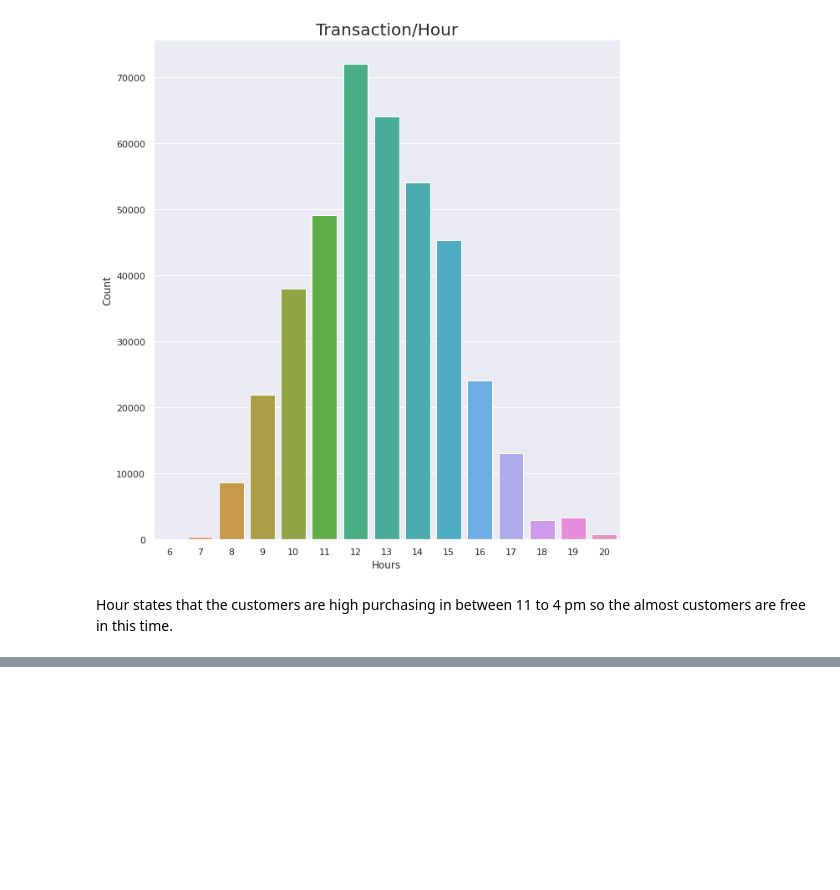
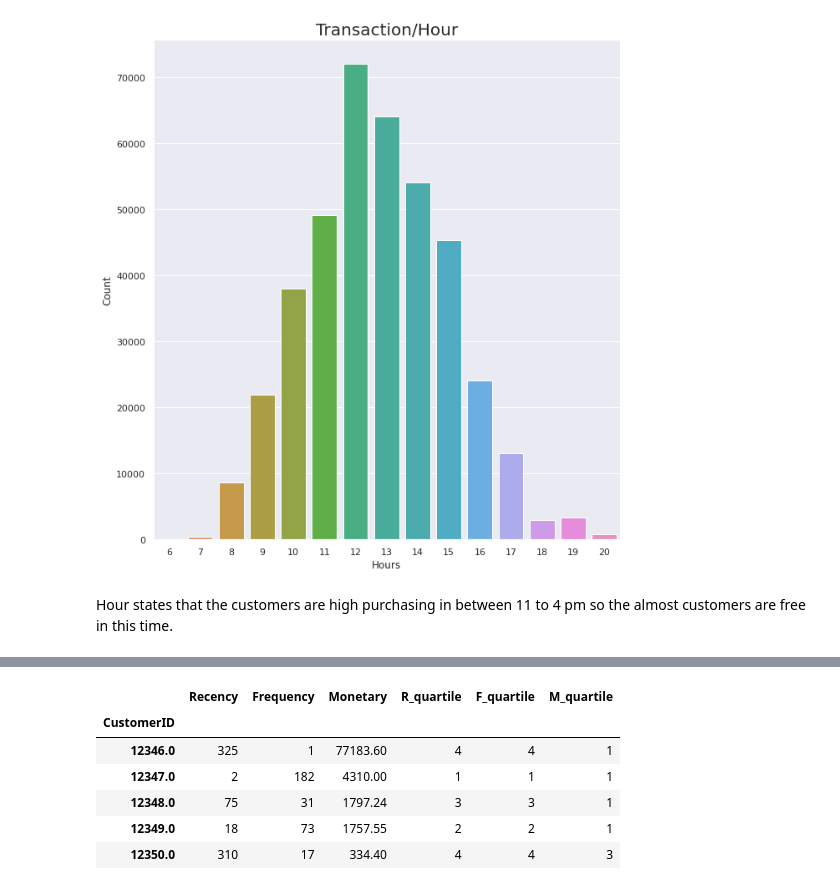
Before and after one commit to Rushabhtikale92/Online-Retail-Customer-Segmentation, a Jupyter notebook: Copy_of_Online_Retail_Customer_Segmentation_Capstone_Project.ipynb, the cells around one changed output, grey strips where cells are left out. Cells and saved outputs as stored; diff of their text form; code cells hidden in the pictures; blank space fills up the shorter version.

```diff
--- a/Copy_of_Online_Retail_Customer_Segmentation_Capstone_Project.ipynb
+++ b/Copy_of_Online_Retail_Customer_Segmentation_Capstone_Project.ipynb
@@ -330,0 +381,13 @@ Hour states that the customers are high purchasing in between 11 to 4 pm so the
+# %%
+rfm_model['R_quartile'] = pd.qcut(rfm_model['Recency'], 4, ['1','2','3','4'])
+rfm_model['F_quartile'] = pd.qcut(rfm_model['Frequency'], 4, ['4','3','2','1'])
+rfm_model['M_quartile'] = pd.qcut(rfm_model['Monetary'], 4, ['4','3','2','1'])
+rfm_model.head()
+# %% [output]
+|  | Recency | Frequency | Monetary | R_quartile | F_quartile | M_quartile |
+| CustomerID |  |  |  |  |  |  |
+| 12346.0 | 325 | 1 | 77183.60 | 4 | 4 | 1 |
+| 12347.0 | 2 | 182 | 4310.00 | 1 | 1 | 1 |
+| 12348.0 | 75 | 31 | 1797.24 | 3 | 3 | 1 |
+| 12349.0 | 18 | 73 | 1757.55 | 2 | 2 | 1 |
+| 12350.0 | 310 | 17 | 334.40 | 4 | 4 | 3 |
```
Also changed, not shown: parts of 14 cells of this notebook.
